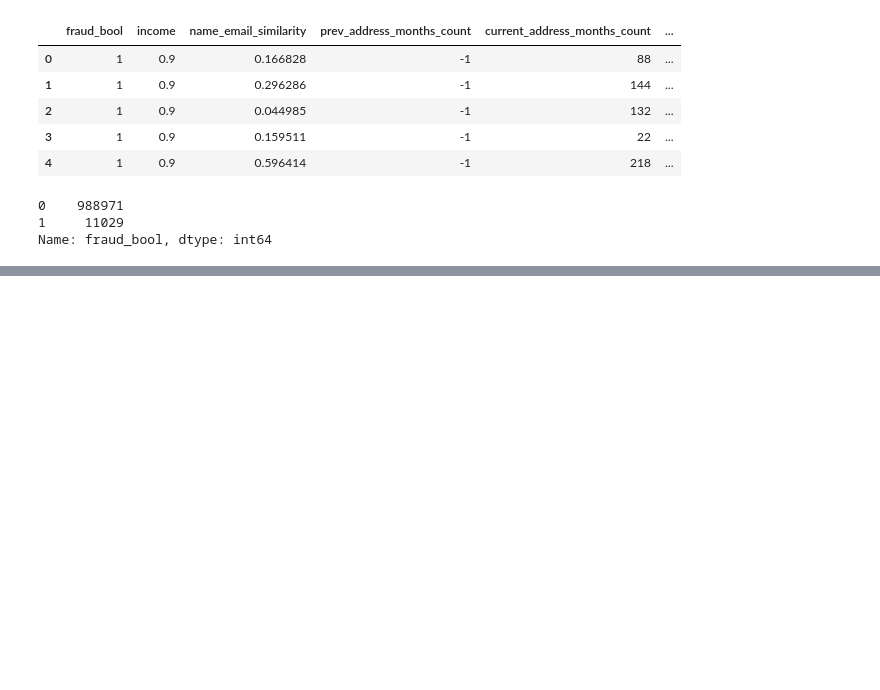
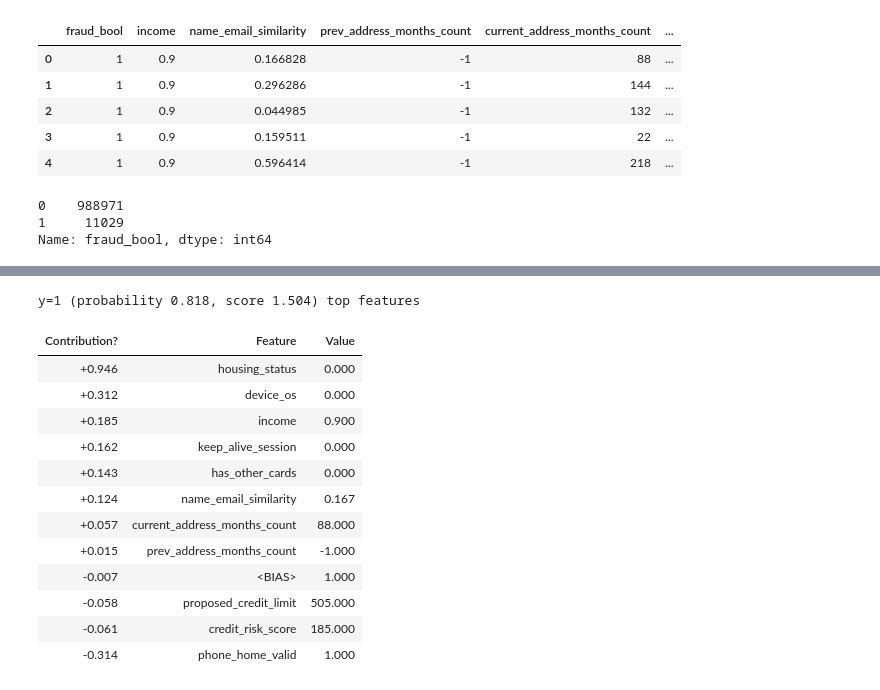
Before and after one commit to jbanerje/-dva_cse6242_intellifraud, a Jupyter notebook: notebooks/inference_sample.ipynb, the cells around one changed output, grey strips where cells are left out. Cells and saved outputs as stored; diff of their text form; code cells hidden in the pictures; blank space fills up the shorter version.

```diff
--- a/notebooks/inference_sample.ipynb
+++ b/notebooks/inference_sample.ipynb
@@ -60,0 +176,4 @@ shap.force_plot(explainer.expected_value[0], inf_val, feature_names = ['housing_
+# %%
+import eli5
+classifier = joblib.load(f'../model/sample_1_1/LGBMClassifier.pkl')
+eli5.show_weights(classifier, feature_names=list(X_train.columns))
@@ -60,0 +193,17 @@ shap.force_plot(explainer.expected_value[0], inf_val, feature_names = ['housing_
+# %%
+eli5.show_prediction(classifier, inf_df.iloc[0], show_feature_values=True)
+# %% [output]
+y=1 (probability 0.818, score 1.504) top features
+| Contribution? | Feature | Value |
+| +0.946 | housing_status | 0.000 |
+| +0.312 | device_os | 0.000 |
+| +0.185 | income | 0.900 |
+| +0.162 | keep_alive_session | 0.000 |
+| +0.143 | has_other_cards | 0.000 |
+| +0.124 | name_email_similarity | 0.167 |
+| +0.057 | current_address_months_count | 88.000 |
+| +0.015 | prev_address_months_count | -1.000 |
+| -0.007 | <BIAS> | 1.000 |
+| -0.058 | proposed_credit_limit | 505.000 |
+| -0.061 | credit_risk_score | 185.000 |
+| -0.314 | phone_home_valid | 1.000 |
```
Also changed, not shown: parts of 17 cells of this notebook, 1 other file.
